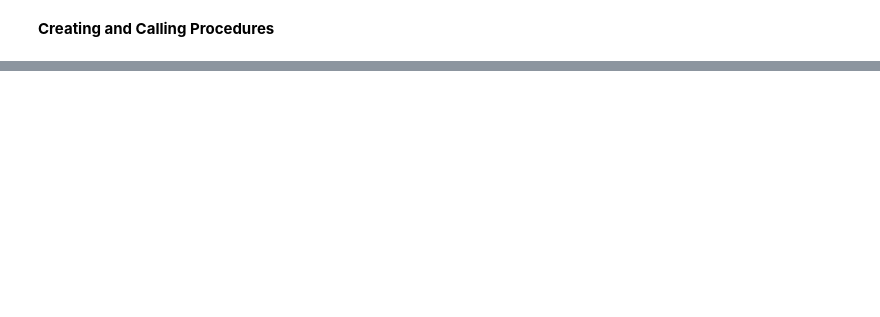
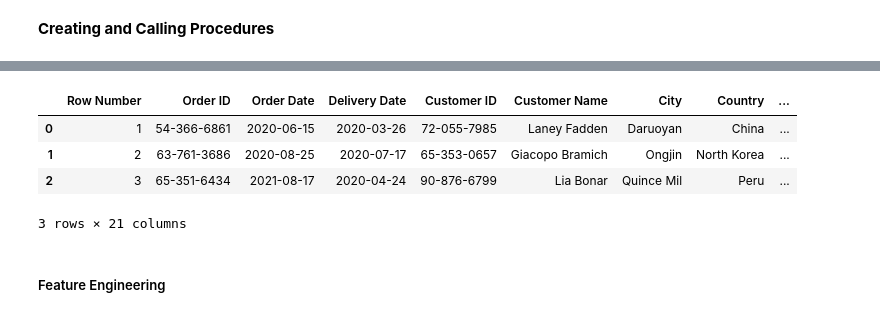
Before and after one commit to Anthony-Lionetti/db-eng-capstone, a Jupyter notebook: testing.ipynb, the cells around one changed output, grey strips where cells are left out. Saved outputs shown, nothing was run; the diff lists cells and outputs as text; code cells hidden in the pictures; blank space fills up the shorter version.

```diff
--- a/testing.ipynb
+++ b/testing.ipynb
@@ -62,4 +55,5 @@ Customer #: 4 | Quantity: 8 | Total: 120.94
 # %%
 import pandas as pd
+import numpy as np
 
-lemon_df = pd.read_excel("lemon_dat.xlsx")
+df = pd.read_excel("./data/lemon_dat.xlsx")
@@ -67,0 +84,11 @@ lemon_df
+# %%
+df.rename(columns={" Cost": "Cost"}, inplace=True)
+df.head(3)
+# %% [output]
+|  | Row Number | Order ID | Order Date | Delivery Date | Customer ID | Customer Name | City | Country | ... |
+| 0 | 1 | 54-366-6861 | 2020-06-15 | 2020-03-26 | 72-055-7985 | Laney Fadden | Daruoyan | China | ... |
+| 1 | 2 | 63-761-3686 | 2020-08-25 | 2020-07-17 | 65-353-0657 | Giacopo Bramich | Ongjin | North Korea | ... |
+| 2 | 3 | 65-351-6434 | 2021-08-17 | 2020-04-24 | 90-876-6799 | Lia Bonar | Quince Mil | Peru | ... |
+3 rows × 21 columns
+# %% [markdown]
+##### Feature Engineering
```
Also changed, not shown: parts of 32 cells of this notebook, 5 other files.
